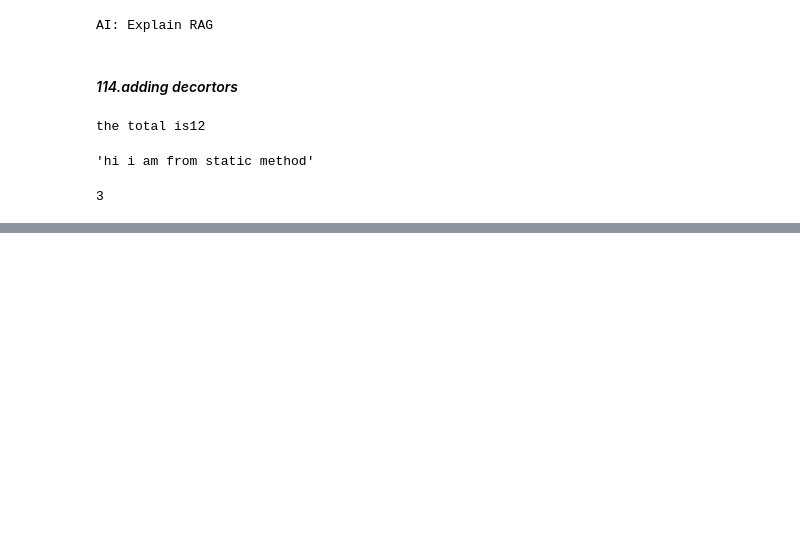
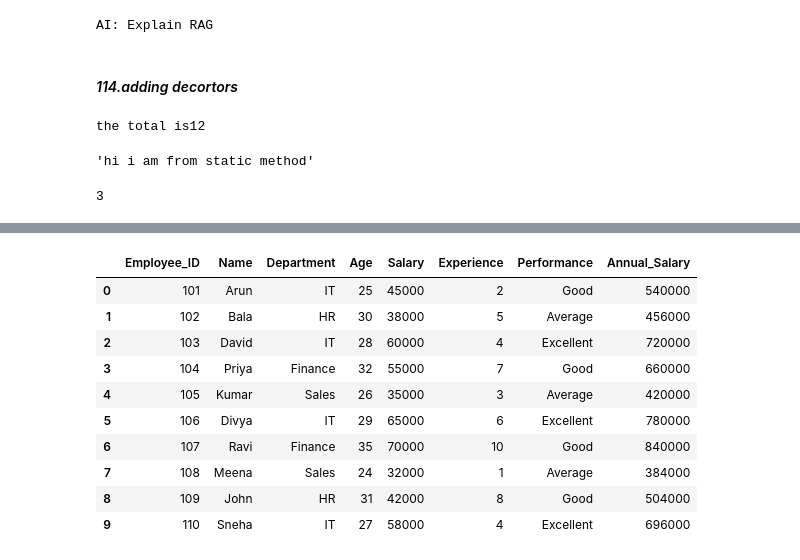
Before and after one commit to davidcraj309-dev/10_30-Am_batch_repo, a Jupyter notebook: Tasks_techpanda/Problems.ipynb, the cells around one changed output, grey strips where cells are left out. Cells and saved outputs as stored; diff of their text form; code cells hidden in the pictures; blank space fills up the shorter version.

```diff
--- a/Tasks_techpanda/Problems.ipynb
+++ b/Tasks_techpanda/Problems.ipynb
@@ -2231,0 +2495,15 @@ add(2)
+# %%
+df["Annual_Salary"] = df["Salary"]*12
+df
+# %% [output]
+|  | Employee_ID | Name | Department | Age | Salary | Experience | Performance | Annual_Salary |
+| 0 | 101 | Arun | IT | 25 | 45000 | 2 | Good | 540000 |
+| 1 | 102 | Bala | HR | 30 | 38000 | 5 | Average | 456000 |
+| 2 | 103 | David | IT | 28 | 60000 | 4 | Excellent | 720000 |
+| 3 | 104 | Priya | Finance | 32 | 55000 | 7 | Good | 660000 |
+| 4 | 105 | Kumar | Sales | 26 | 35000 | 3 | Average | 420000 |
+| 5 | 106 | Divya | IT | 29 | 65000 | 6 | Excellent | 780000 |
+| 6 | 107 | Ravi | Finance | 35 | 70000 | 10 | Good | 840000 |
+| 7 | 108 | Meena | Sales | 24 | 32000 | 1 | Average | 384000 |
+| 8 | 109 | John | HR | 31 | 42000 | 8 | Good | 504000 |
+| 9 | 110 | Sneha | IT | 27 | 58000 | 4 | Excellent | 696000 |
```
Also changed, not shown: parts of 95 cells of this notebook, 25 other files.
